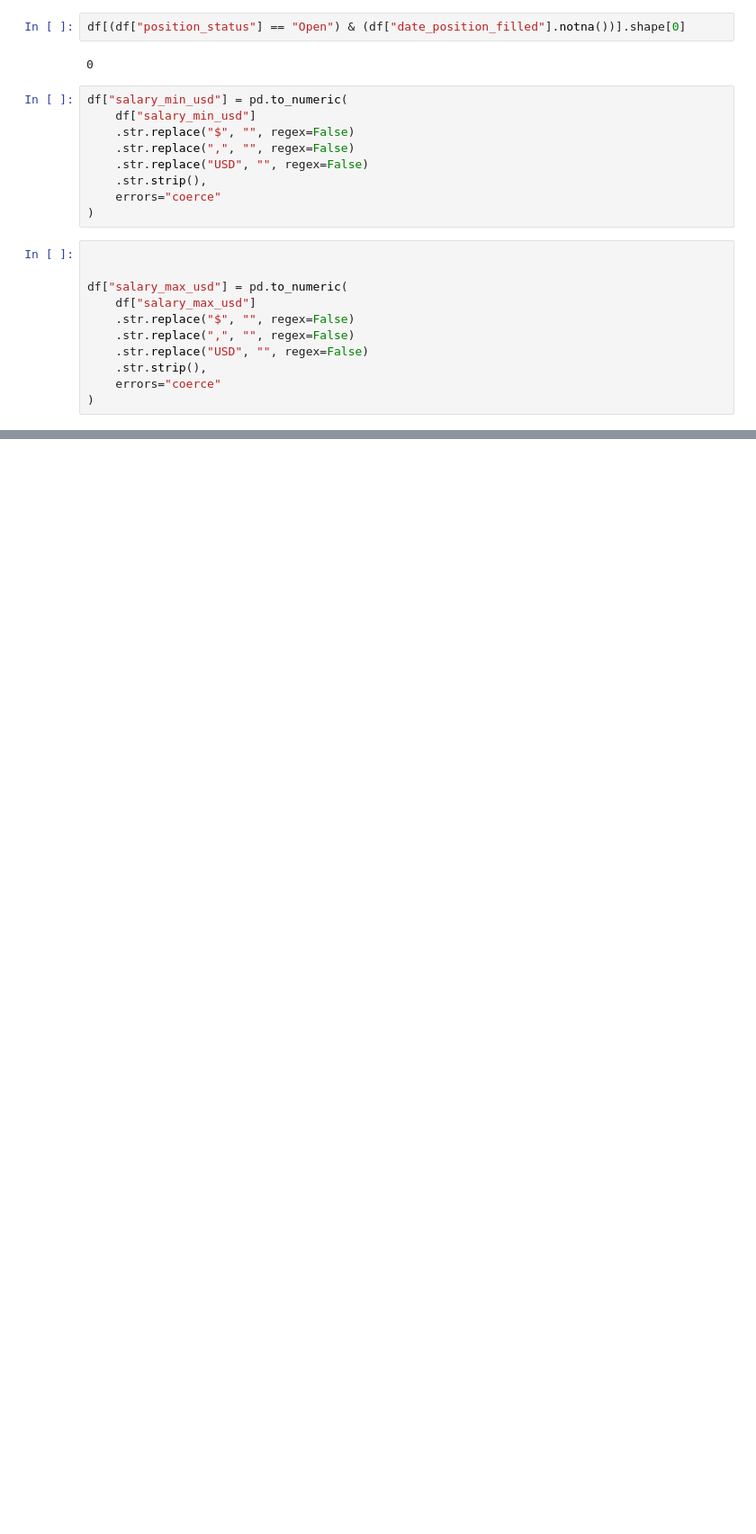
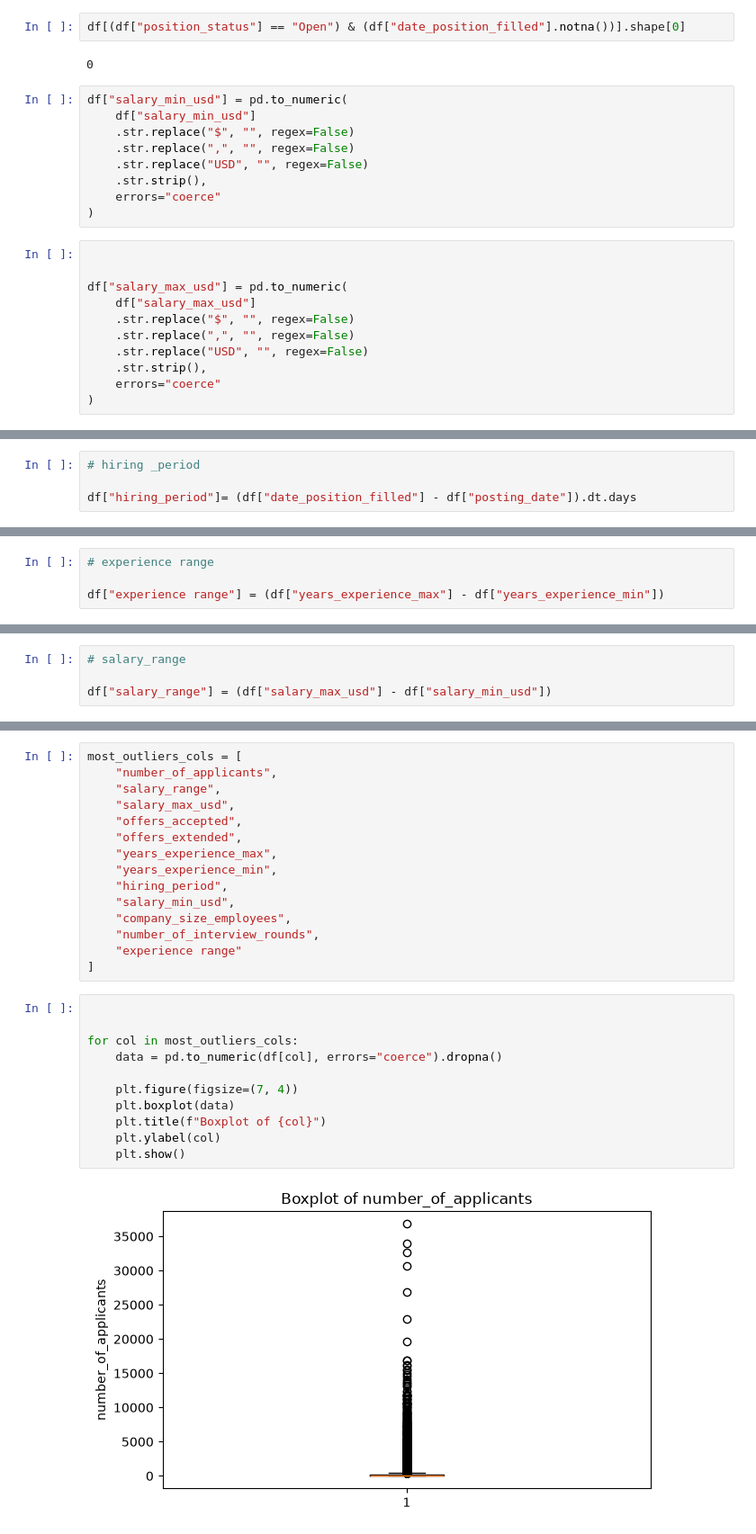
Before and after one commit to Suhani-codes18/Task-1-Suhani, a Jupyter notebook: EDA.ipynb, the cells around one changed output, grey strips where cells are left out. Shown at 90% size. Saved outputs shown, nothing was run; the diff lists cells and outputs as text; blank space fills up the shorter version.

```diff
--- a/EDA.ipynb
+++ b/EDA.ipynb
@@ -532,0 +834,4 @@ Numerical Distributions and Outliers
+# %%
+# hiring _period
+
+df["hiring_period"]= (df["date_position_filled"] - df["posting_date"]).dt.days
@@ -532,0 +840,4 @@ Numerical Distributions and Outliers
+# %%
+# experience range
+
+df["experience range"] = (df["years_experience_max"] - df["years_experience_min"])
@@ -532,0 +846,4 @@ Numerical Distributions and Outliers
+# %%
+# salary_range
+
+df["salary_range"] = (df["salary_max_usd"] - df["salary_min_usd"])
@@ -621,0 +913,28 @@ plt.show()
+# %%
+most_outliers_cols = [
+    "number_of_applicants",
+    "salary_range",
+    "salary_max_usd",
+    "offers_accepted",
+    "offers_extended",
+    "years_experience_max",
+    "years_experience_min",
+    "hiring_period",
+    "salary_min_usd",
+    "company_size_employees",
+    "number_of_interview_rounds",
+    "experience range"
+]
+# %%
+
+
+for col in most_outliers_cols:
+    data = pd.to_numeric(df[col], errors="coerce").dropna()
+
+    plt.figure(figsize=(7, 4))
+    plt.boxplot(data)
+    plt.title(f"Boxplot of {col}")
+    plt.ylabel(col)
+    plt.show()
+# %% [output]
+[figure, added]
```
Also changed, not shown: parts of 135 cells of this notebook.
